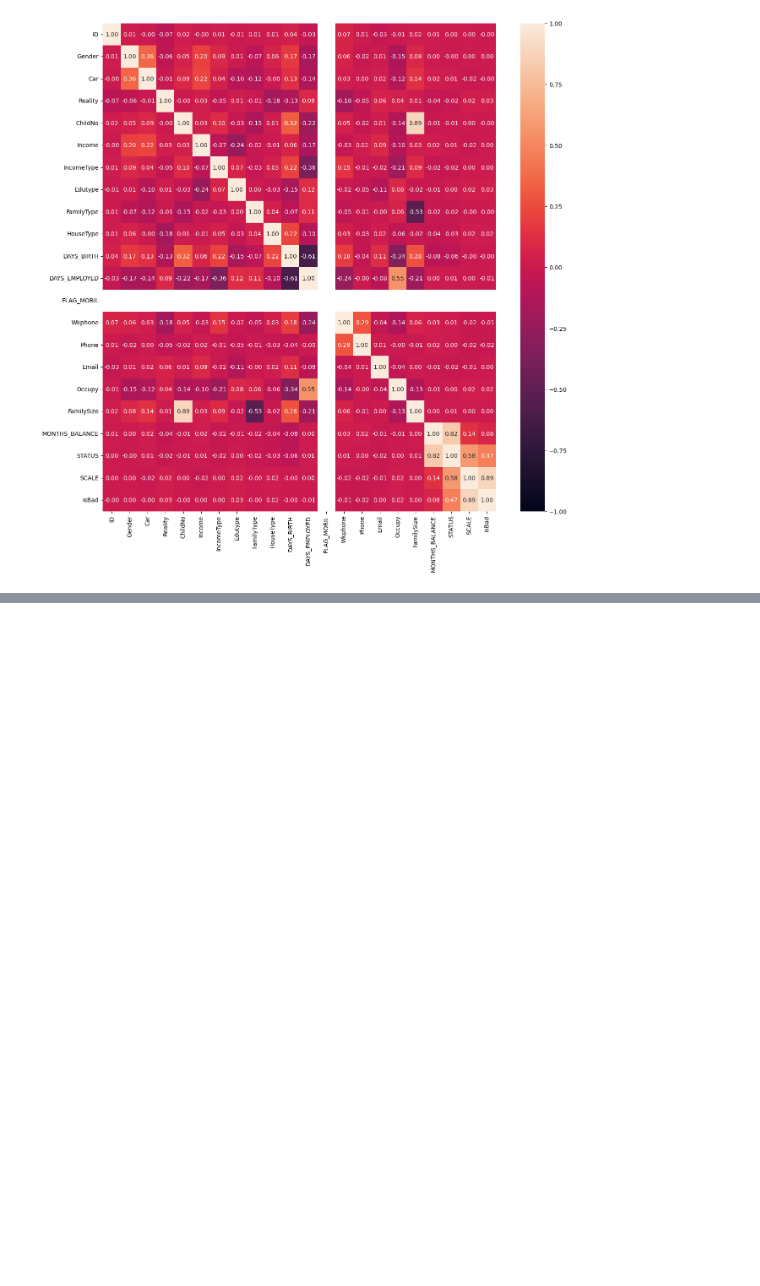
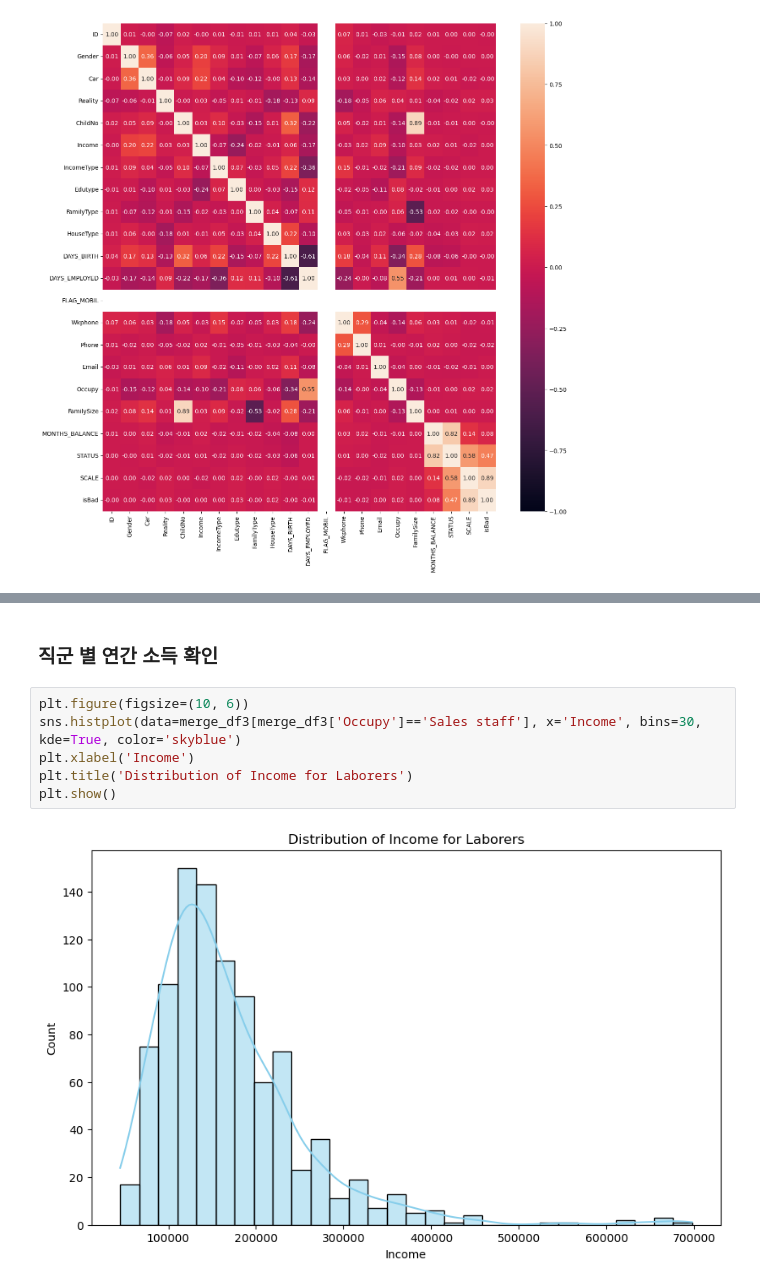
Before and after one commit to tmdcksdl/ML_Credit_Project, a Jupyter notebook: ML_Project/ML_Project2.ipynb, the cells around one changed output, grey strips where cells are left out. Saved outputs shown, nothing was run; the diff lists cells and outputs as text; blank space fills up the shorter version.

Commit message:
Distribution of Income

```diff
--- a/ML_Project/ML_Project2.ipynb
+++ b/ML_Project/ML_Project2.ipynb
@@ -1237,0 +1272,10 @@ sns.heatmap(merge_df3.corr(), cmap='rocket', fmt='.2f', annot=True, vmin=-1, vma
+# %% [markdown]
+### 직군 별 연간 소득 확인
+# %%
+plt.figure(figsize=(10, 6))
+sns.histplot(data=merge_df3[merge_df3['Occupy']=='Sales staff'], x='Income', bins=30, kde=True, color='skyblue')
+plt.xlabel('Income')
+plt.title('Distribution of Income for Laborers')
+plt.show()
+# %% [output]
+[figure, added]
```
Also changed, not shown: parts of 8 cells of this notebook.
